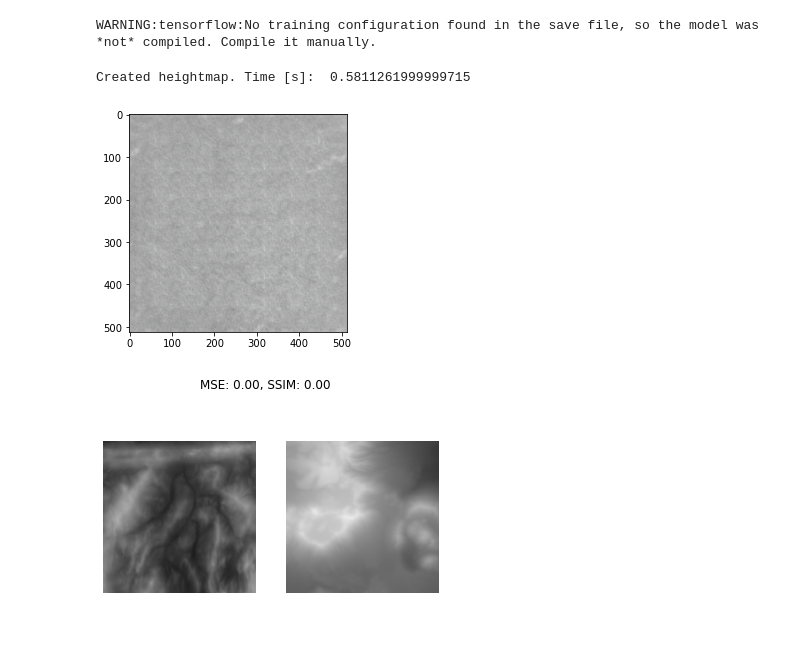
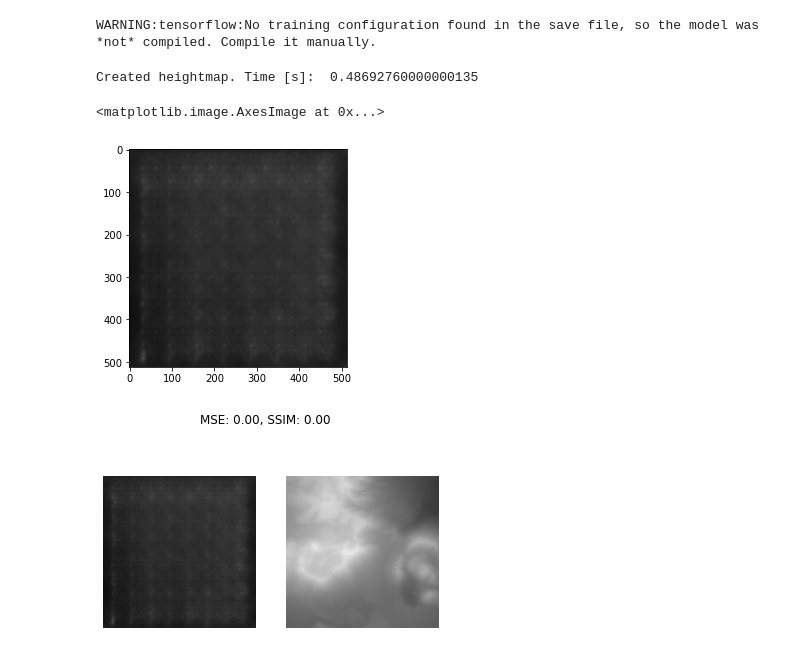
Before and after one commit to pawel0705/TerrainArtificialIntelligence, a Jupyter notebook: JupyterNotebooks/ModelTest.ipynb, the cells around one changed output. Drawn from its saved outputs; the diff is of its cells as text; code cells hidden in the pictures.

```diff
--- a/JupyterNotebooks/ModelTest.ipynb
+++ b/JupyterNotebooks/ModelTest.ipynb
@@ -15,13 +15,13 @@ from matplotlib import pyplot as plt
 from tensorflow.python.ops.numpy_ops import np_config
 import timeit
 # %%
-generatorPath = 'generator_51 (2).h5'
-imagePath = '512_3_szkic.bmp'
+generatorPath = 'generator_296.h5'
+imagePath = '512_1_szkic1.bmp'
 
-predicted_image_path='predicted_map.png'
+predicted_image_path='predicted_map1.png'
 original_image_path='destination_test.png'
 # %%
-model = load_model(generatorPath)
+model = load_model(generatorPath, compile=True)
 np_config.enable_numpy_behavior()
 # %% [output]
 WARNING:tensorflow:No training configuration found in the save file, so the model was *not* compiled. Compile it manually.
@@ -39,20 +39,26 @@ def load_image(pixels):
 # %%
 image = Image.open(imagePath)
 image = load_image(image)
 start = timeit.default_timer()
 
-prediction = model.predict(image)
+gen_image = model.predict(image)
+predicted_map = (gen_image[0] * 255.0).astype(np.uint8)
+#predicted_map = cv2.medianBlur(np.array(predicted_map),5)
+
+
 stop = timeit.default_timer()
 print('Created heightmap. Time [s]: ', stop - start)
 #gen_image = model.predict(image)
 # scale from [-1,1] to [0,1]
-prediction = (prediction + 1) / 2.0
-plt.imshow((prediction[0] * 255.0).astype(np.uint8))
+#prediction = (prediction + 1) / 2.0
+#plt.imshow((prediction[0] * 255.0).astype(np.uint8))
+plt.imshow(gen_image[0]  * 0.5 + 0.5)
 #imsave(predicted_image_path, (gen_image[0] * 255.0).astype(np.uint8))
-imsave(predicted_image_path, (prediction[0] * 255.0).astype(np.uint8))
+#imsave(predicted_image_path, ((prediction[0] * 0.5 + 0.5) * 255.0).astype(np.uint8))
 # %% [output]
-Created heightmap. Time [s]:  0.5811261999999715
+Created heightmap. Time [s]:  0.48692760000000135
+<matplotlib.image.AxesImage at 0x...>
-[figure, old version]
+[figure, new version]
 # %%
 def mse(imageA, imageB):
     # the 'Mean Squared Error' between the two images is the
@@ -95,4 +101,4 @@ imageB = cv2.imread(original_image_path)
 
 compare_images(imageA, imageB, "test")
 # %% [output]
-[figure, old version]
+[figure, new version]
```
Also changed, not shown: 2 other files.
